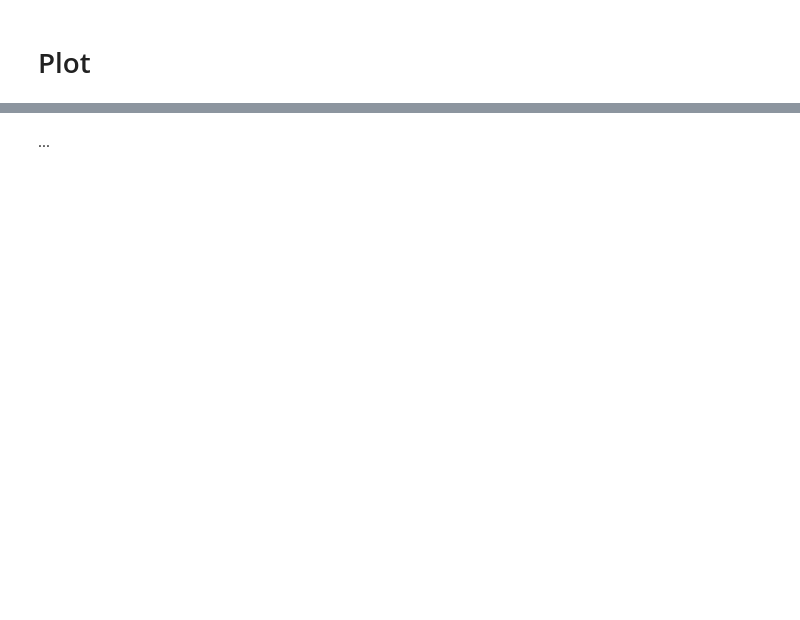
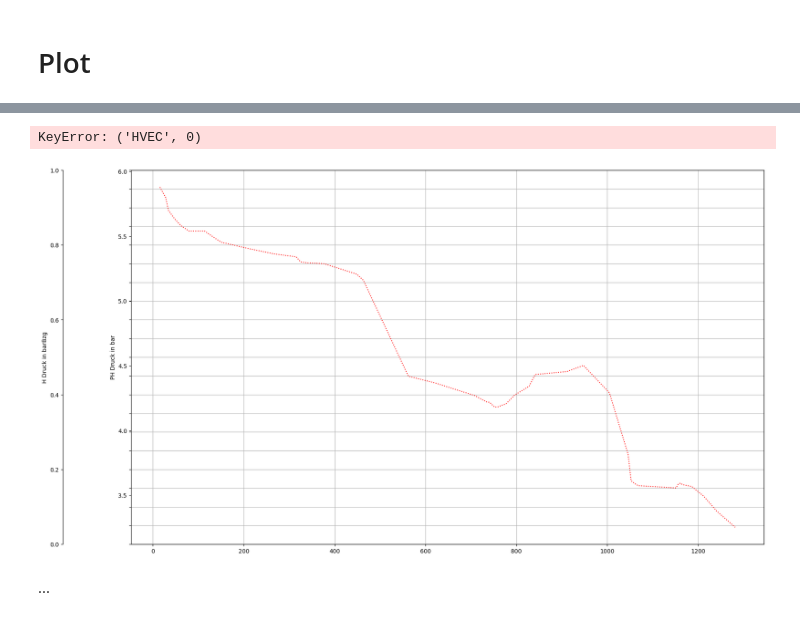
Before and after one commit to 3SConsult/sir3stoolkit, a Jupyter notebook: tutorials/SIR3S_Model_Mantle/ToolkitTutorial072.ipynb, the cells around one changed output, grey strips where cells are left out. Saved outputs shown, nothing was run; the diff lists cells and outputs as text; code cells hidden in the pictures; blank space fills up the shorter version.

```diff
--- a/tutorials/SIR3S_Model_Mantle/ToolkitTutorial072.ipynb
+++ b/tutorials/SIR3S_Model_Mantle/ToolkitTutorial072.ipynb
@@ -108,0 +47,2 @@ MultiIndex([('5691533564979419761',   'Rohr V-E0 V-K1683S', ...),
+# %%
+dfs = s3s.generate_longitudinal_section_dataframes()
@@ -108,0 +67,4 @@ MultiIndex([('5691533564979419761',   'Rohr V-E0 V-K1683S', ...),
+# %%
+df=dfs[0]
+# %%
+df_vec=s3s.add_interior_points_to_results_dataframe(df)
@@ -157,2 +210,39 @@ def fyT(ax,offset=240):
+# %%
+def plot(
+    dfAGSN=df_vec,
+    xCol="l_sum",
+    PHCol=("PVEC", 0),
+    barBzgCol=("HVEC", 0)
+):
+    fig, ax0 = plt.subplots(figsize=(20,11.9))
+
+    ax0.set_yticks(np.linspace(0, 10, 21))
+    ax0.yaxis.set_ticklabels([])
+    ax0.grid()
+
+    #PH
+    ax1 = ax0.twinx()
+    fyPH(ax1)
+    PH_SL=ax1.plot(dfAGSN[xCol], dfAGSN[PHCol], color='red', label='PH SL',ls='dotted')
+    #PH_RL=ax1.plot(dfAGSNRL[xCol], dfAGSNRL[PHCol], color='blue', label='PH RL',ls='dotted')
+
+    #barBZG
+    ax12 = ax0.twinx()
+    fybarBzg(ax12)
+    barB_SL=ax12.plot(dfAGSN[xCol], dfAGSN[barBzgCol], color='red', label='H SL',ls='dashdot')
+
+    ax0.set_title('Longitudinal Section for ')#+dbFilename)
+
+    # added these three lines
+    lns =  PH_SL + barB_SL#+ PH_RL + mlc_SL+ mlc_RL + barB_SL+ barB_RL#+ QM_SL+ QM_RL + T_SL+ T_RL + z
+    labs = [l.get_label() for l in lns]
+    ax0.legend(lns, labs)#, loc=0)
+
+    plt.show()
+# %%
+plot(df_vec)
+# %% [output]
+KeyError: ('HVEC', 0)
+[figure, added]
 # %% [markdown]
 ...
```
Also changed, not shown: parts of 16 cells of this notebook, 12 other files.
